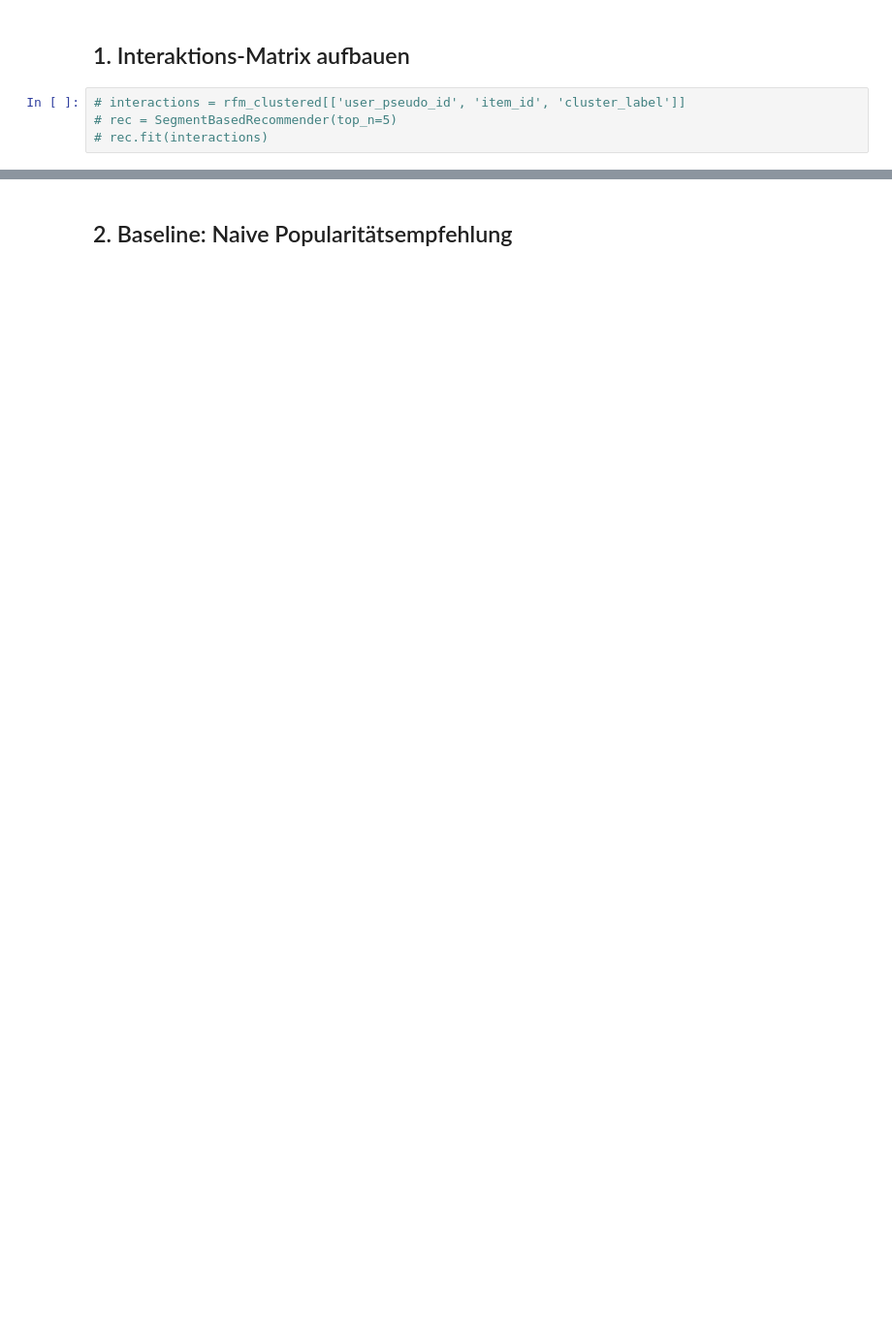
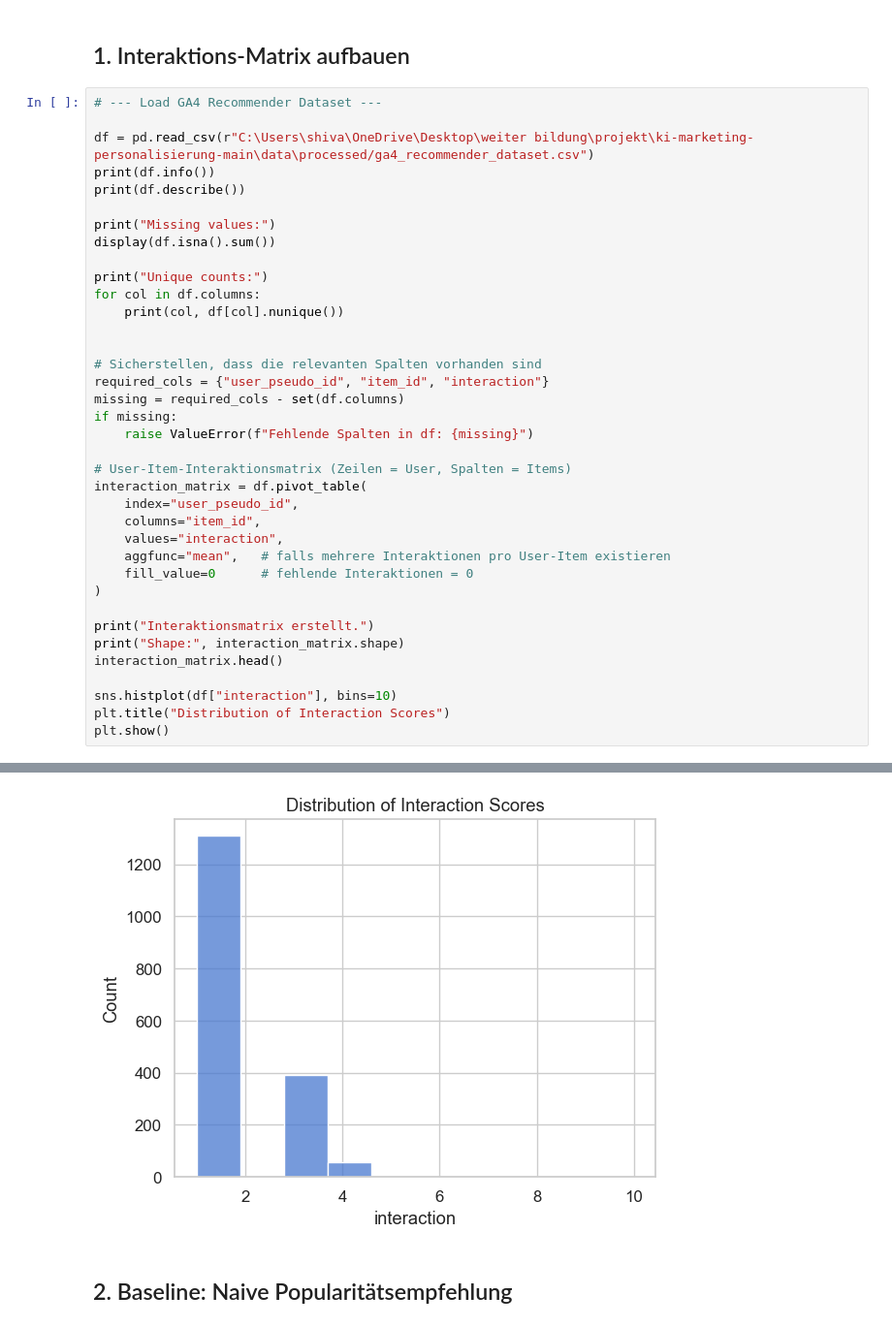
Before and after one commit to minimalmerlin/ki-marketing-personalisierung, a Jupyter notebook: notebooks/05_recommendation_logic.ipynb, the cells around one changed output, grey strips where cells are left out. Shown at 97% size. Saved outputs shown, nothing was run; the diff lists cells and outputs as text; blank space fills up the shorter version.

```diff
--- a/notebooks/05_recommendation_logic.ipynb
+++ b/notebooks/05_recommendation_logic.ipynb
@@ -20,6 +31,40 @@ print('Setup OK')
 # %% [markdown]
 ## 1. Interaktions-Matrix aufbauen
-# %%
-# interactions = rfm_clustered[['user_pseudo_id', 'item_id', 'cluster_label']]
-# rec = SegmentBasedRecommender(top_n=5)
-# rec.fit(interactions)
+# %%
+# --- Load GA4 Recommender Dataset ---
+
+df = pd.read_csv(r"C:\Users\shiva\OneDrive\Desktop\weiter bildung\projekt\ki-marketing-personalisierung-main\data\processed/ga4_recommender_dataset.csv")
+print(df.info())
+print(df.describe())
+
+print("Missing values:")
+display(df.isna().sum())
+
+print("Unique counts:")
+for col in df.columns:
+    print(col, df[col].nunique())
+
+
+# Sicherstellen, dass die relevanten Spalten vorhanden sind
+required_cols = {"user_pseudo_id", "item_id", "interaction"}
+missing = required_cols - set(df.columns)
+if missing:
+    raise ValueError(f"Fehlende Spalten in df: {missing}")
+
+# User-Item-Interaktionsmatrix (Zeilen = User, Spalten = Items)
+interaction_matrix = df.pivot_table(
+    index="user_pseudo_id",
+    columns="item_id",
+    values="interaction",
+    aggfunc="mean",   # falls mehrere Interaktionen pro User-Item existieren
+    fill_value=0      # fehlende Interaktionen = 0
+)
+
+print("Interaktionsmatrix erstellt.")
+print("Shape:", interaction_matrix.shape)
+interaction_matrix.head()
+
+sns.histplot(df["interaction"], bins=10)
+plt.title("Distribution of Interaction Scores")
+plt.show()
+# %% [output]
@@ -26,2 +100,3 @@ print('Setup OK')
+[figure, added]
 # %% [markdown]
 ## 2. Baseline: Naive Popularitätsempfehlung
```
Also changed, not shown: parts of 15 cells of this notebook.
